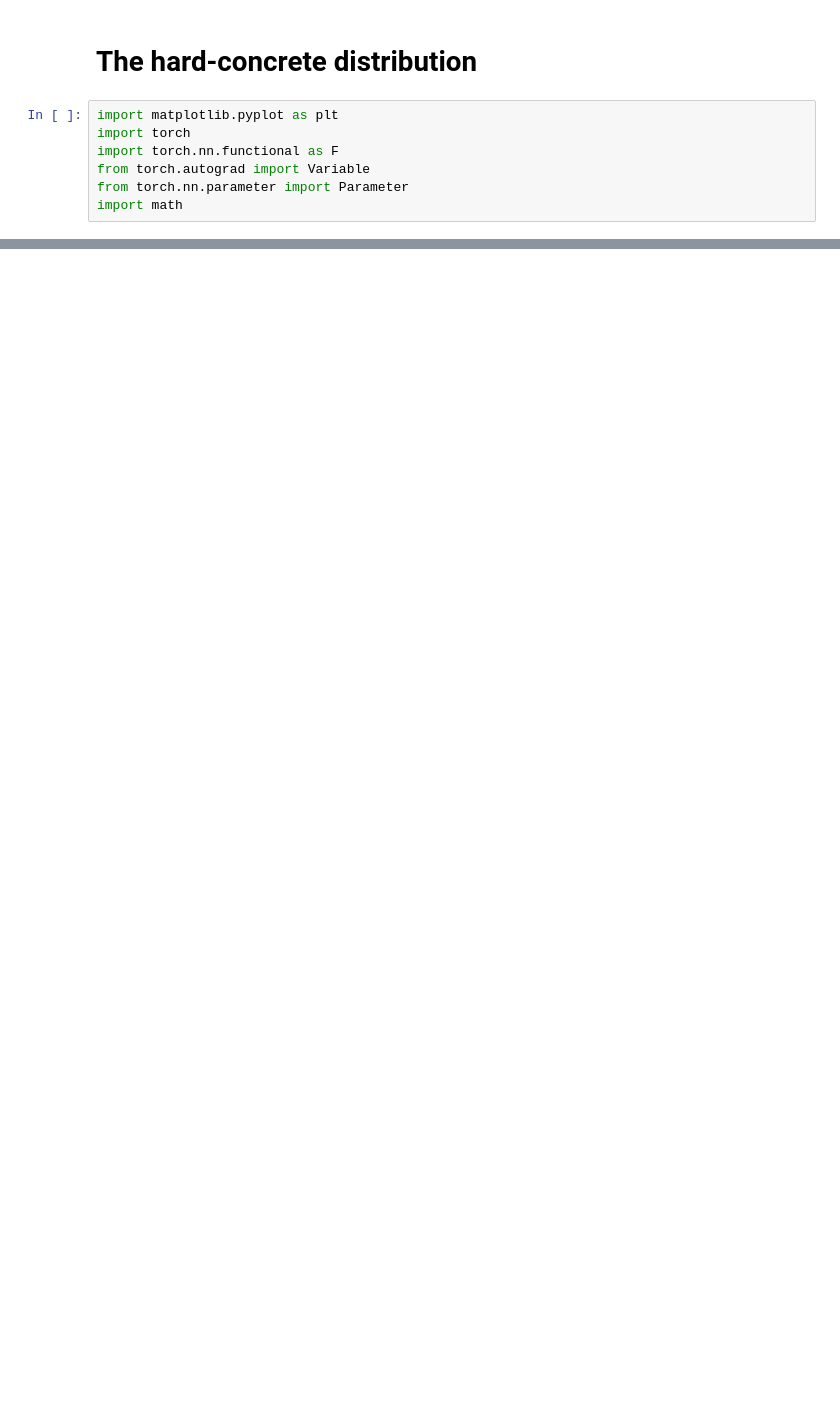
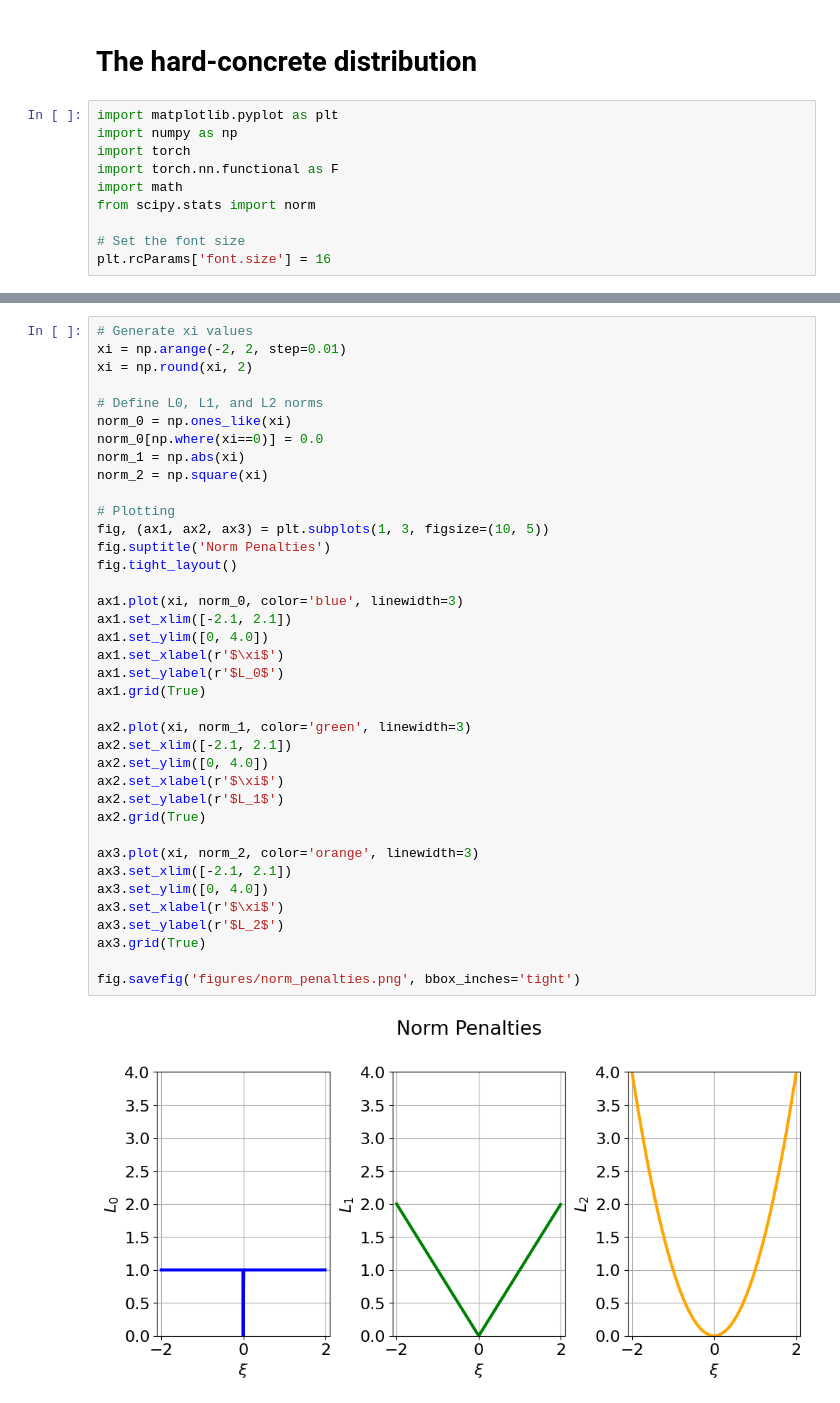
Before and after one commit to nicob15/Sparsifying-Parametric-Models-with-L0, a Jupyter notebook: Hard_concrete_distribution.ipynb, the cells around one changed output, grey strips where cells are left out. Saved outputs shown, nothing was run; the diff lists cells and outputs as text; blank space fills up the shorter version.

Commit message:
add plotting

```diff
--- a/Hard_concrete_distribution.ipynb
+++ b/Hard_concrete_distribution.ipynb
@@ -2,8 +2,11 @@
 # The hard-concrete distribution
 # %%
 import matplotlib.pyplot as plt
+import numpy as np
 import torch
 import torch.nn.functional as F
-from torch.autograd import Variable
-from torch.nn.parameter import Parameter
 import math
+from scipy.stats import norm
+
+# Set the font size
+plt.rcParams['font.size'] = 16
@@ -9,0 +15,40 @@ import math
+# %%
+# Generate xi values
+xi = np.arange(-2, 2, step=0.01)
+xi = np.round(xi, 2)
+
+# Define L0, L1, and L2 norms
+norm_0 = np.ones_like(xi)
+norm_0[np.where(xi==0)] = 0.0
+norm_1 = np.abs(xi)
+norm_2 = np.square(xi)
+
+# Plotting
+fig, (ax1, ax2, ax3) = plt.subplots(1, 3, figsize=(10, 5))
+fig.suptitle('Norm Penalties')
+fig.tight_layout()
+
+ax1.plot(xi, norm_0, color='blue', linewidth=3)
+ax1.set_xlim([-2.1, 2.1])
+ax1.set_ylim([0, 4.0])
+ax1.set_xlabel(r'$\xi$')
+ax1.set_ylabel(r'$L_0$')
+ax1.grid(True)
+
+ax2.plot(xi, norm_1, color='green', linewidth=3)
+ax2.set_xlim([-2.1, 2.1])
+ax2.set_ylim([0, 4.0])
+ax2.set_xlabel(r'$\xi$')
+ax2.set_ylabel(r'$L_1$')
+ax2.grid(True)
+
+ax3.plot(xi, norm_2, color='orange', linewidth=3)
+ax3.set_xlim([-2.1, 2.1])
+ax3.set_ylim([0, 4.0])
+ax3.set_xlabel(r'$\xi$')
+ax3.set_ylabel(r'$L_2$')
+ax3.grid(True)
+
+fig.savefig('figures/norm_penalties.png', bbox_inches='tight')
+# %% [output]
+[figure, added]
```
Also changed, not shown: parts of 6 cells of this notebook.
